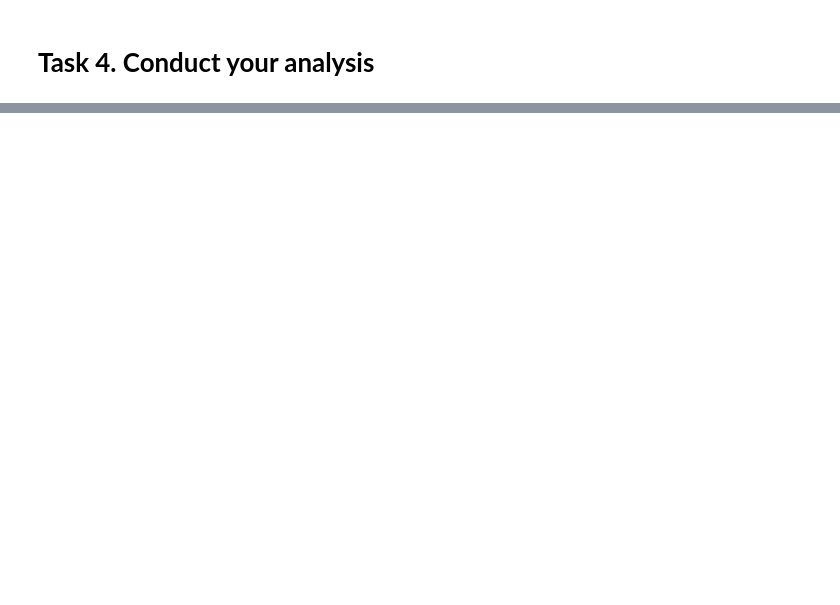
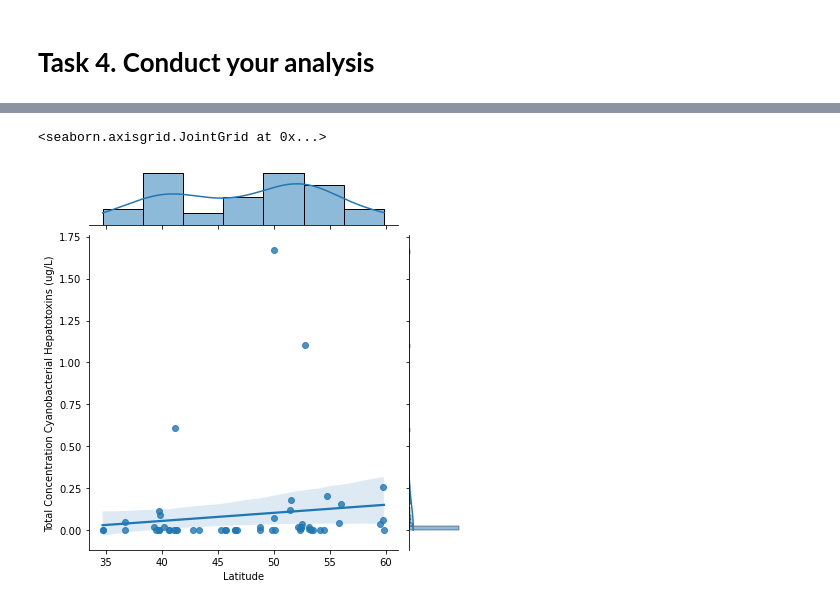
Before and after one commit to ubco-W2021T1-data301/project-group50-project, a Jupyter notebook: notebooks/analysis1.ipynb, the cells around one changed output, grey strips where cells are left out. Cells and saved outputs as stored; diff of their text form; code cells hidden in the pictures; blank space fills up the shorter version.

```diff
--- a/notebooks/analysis1.ipynb
+++ b/notebooks/analysis1.ipynb
@@ -657,0 +646,13 @@ Mantzouki et al.
+# %%
+# import packages
+import numpy as np
+import pandas as pd
+import matplotlib.pyplot as plt
+import seaborn as sns
+import matplotlib.pyplot as plt
+import seaborn as sns
+
+sns.jointplot(x="Latitude", y="Total Concentration Cyanobacterial Hepatotoxins (ug/L)", data=df_new_version3, kind="reg")
+# %% [output]
+<seaborn.axisgrid.JointGrid at 0x...>
+[figure, added]
```
Also changed, not shown: parts of 18 cells of this notebook, 1 other file.
